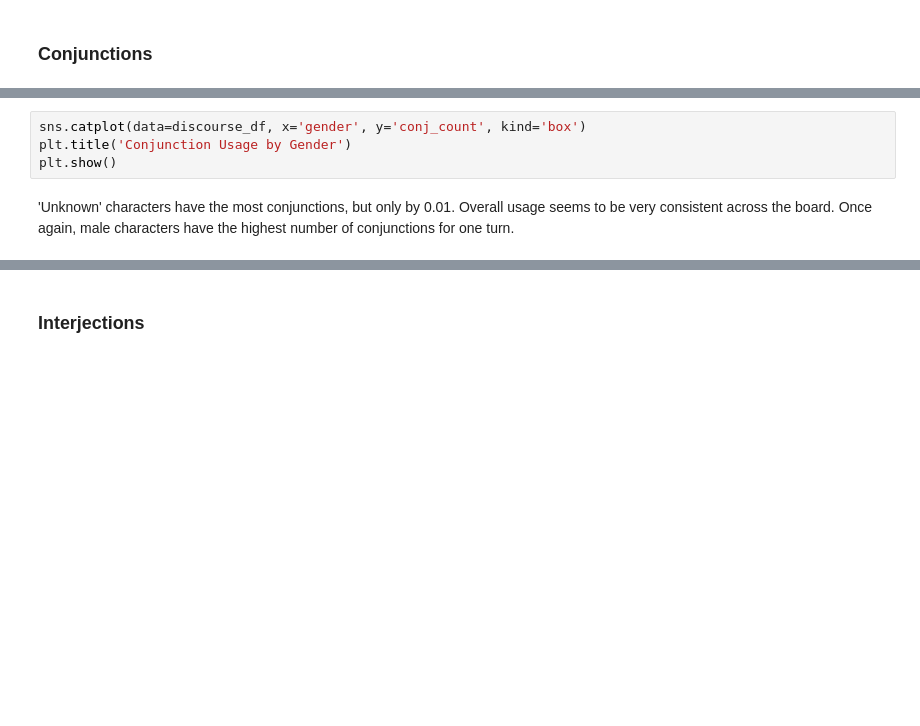
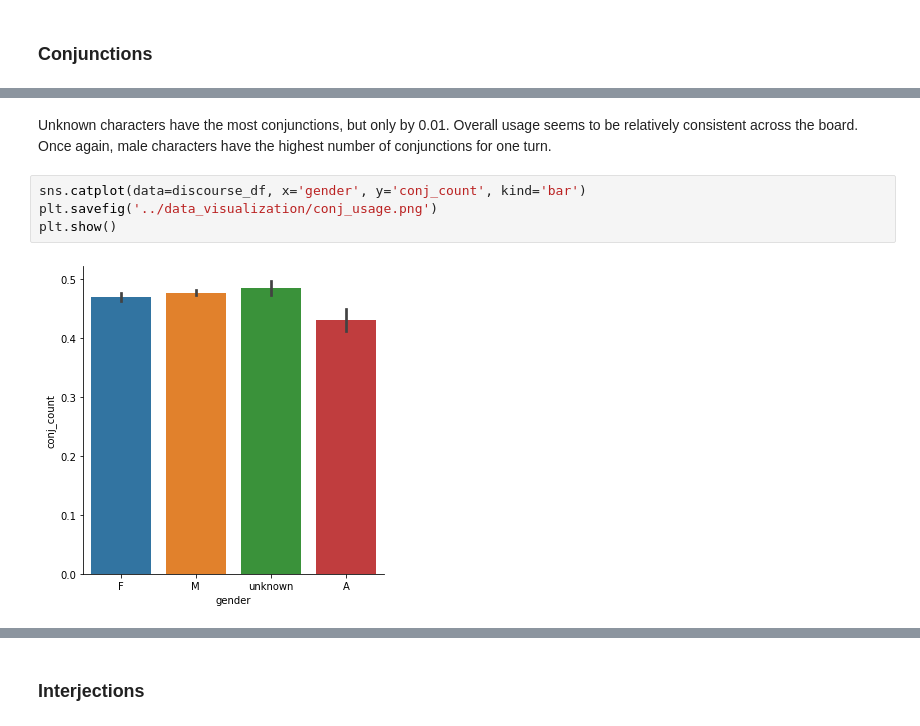
Before and after one commit to Data-Science-for-Linguists-2023/Movie-Gender-Dialogue-Analysis, a Jupyter notebook: analysis_notebooks/POS_Analysis.ipynb, the cells around one changed output, grey strips where cells are left out. Saved outputs shown, nothing was run; the diff lists cells and outputs as text; blank space fills up the shorter version.

```diff
--- a/analysis_notebooks/POS_Analysis.ipynb
+++ b/analysis_notebooks/POS_Analysis.ipynb
@@ -122,6 +190,8 @@ discourse_df.groupby('gender').agg({'conj_count': ['mean', 'min', 'max', 'std']}
-# %%
-sns.catplot(data=discourse_df, x='gender', y='conj_count', kind='box')
-plt.title('Conjunction Usage by Gender')
-plt.show()
 # %% [markdown]
-'Unknown' characters have the most conjunctions, but only by 0.01. Overall usage seems to be very consistent across the board. Once again, male characters have the highest number of conjunctions for one turn.
+Unknown characters have the most conjunctions, but only by 0.01. Overall usage seems to be relatively consistent across the board. Once again, male characters have the highest number of conjunctions for one turn.
+# %%
+sns.catplot(data=discourse_df, x='gender', y='conj_count', kind='bar')
+plt.savefig('../data_visualization/conj_usage.png')
+plt.show()
+# %% [output]
+[figure, added]
```
Also changed, not shown: parts of 36 cells of this notebook.
